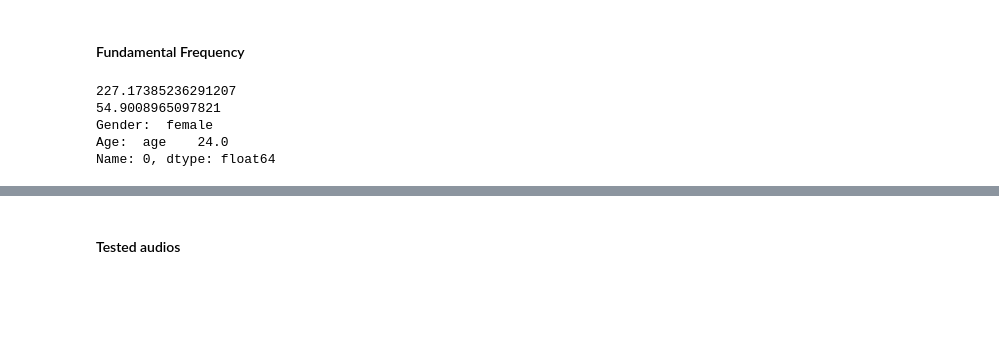
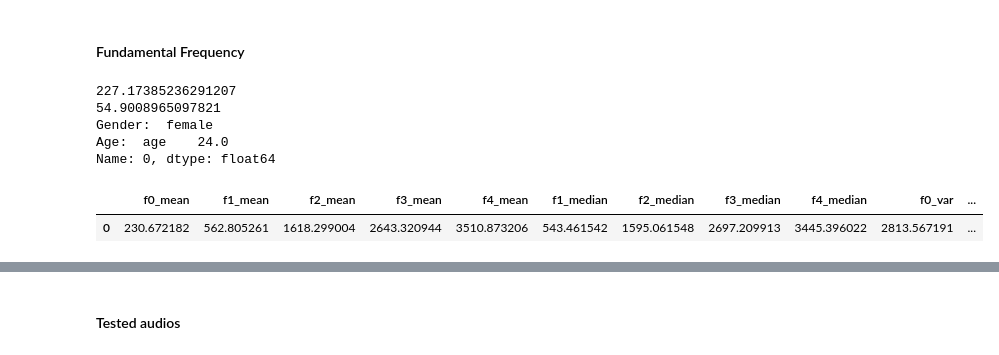
Before and after one commit to OTOTOTO02/Data-Science-Lab-process-and-methods-2024-25-WInter-Assignment, a Jupyter notebook: main.ipynb, the cells around one changed output, grey strips where cells are left out. Cells and saved outputs as stored; diff of their text form; code cells hidden in the pictures; blank space fills up the shorter version.

```diff
--- a/main.ipynb
+++ b/main.ipynb
@@ -1031,0 +1072,11 @@ def time_domain(dir, audio, plot=False):
+# %%
+import parselmouth
+from parselmouth.praat import call
+
+sound = parselmouth.Sound(AUDIOS_DEVELOPMENT+audio_dev[0])
+pitch = call(sound, "To Pitch", 0.0, 100, 9000)
+pulse = call([sound, pitch], "To PointProcess (cc)")
+
+voice_report = call([sound, pitch, pulse], "Voice report", 0.0, 0.0, 75, 600, 1.3, 1.6, 0.03, 0.45).split(chr(10))
+
+display(voice_report)
@@ -1390,3 +1459,87 @@ def fundamental_freq(dir, audio, plot=False):
 #     print(f'Audio {i}')
 #     print('Gender: ', dev_df.iloc[i]['gender'])
 #     print('Age: ', ages_df.iloc[i])
+# %%
+def measureFormants(dir, audio, f0min=75,f0max=600):
+    audio_id = int(audio.split('.')[0])-1
+    res = pd.DataFrame(
+        0.0,
+        index=[audio_id],
+        columns=[
+            'f0_mean', 'f1_mean', 'f2_mean', 'f3_mean', 'f4_mean',
+            'f1_median', 'f2_median', 'f3_median', 'f4_median',
+            'f0_var', 'f1_var', 'f2_var', 'f3_var', 'f4_var'
+        ]
+    )
+    sound = parselmouth.Sound(dir+audio) # read the sound
+    pitch = call(sound, "To Pitch (cc)", 0, f0min, 15, 'no', 0.03, 0.45, 0.01, 0.35, 0.14, f0max)
+    pointProcess = call(sound, "To PointProcess (periodic, cc)", f0min, f0max)
+
+    formants = call(sound, "To Formant (burg)", 0.0025, 5, 5000, 0.025, 50)
+    numPoints = call(pointProcess, "Get number of points")
+
+    f0_mean = call(pitch, "Get mean", 0, 0, "Hertz") # get mean pitch
+    f0_var = call(pitch, "Get standard deviation", 0 ,0, "Hertz")**2 # get standard deviation
+
+    f1_list = []
+    f2_list = []
+    f3_list = []
+    f4_list = []
+
+    # Measure formants only at glottal pulses
+    for point in range(0, numPoints):
+        point += 1
+        t = call(pointProcess, "Get time from index", point)
+        f1 = call(formants, "Get value at time", 1, t, 'Hertz', 'Linear')
+        f2 = call(formants, "Get value at time", 2, t, 'Hertz', 'Linear')
+        f3 = call(formants, "Get value at time", 3, t, 'Hertz', 'Linear')
+        f4 = call(formants, "Get value at time", 4, t, 'Hertz', 'Linear')
+        f1_list.append(f1)
+        f2_list.append(f2)
+        f3_list.append(f3)
+        f4_list.append(f4)
+
+    f1_list = [f1 for f1 in f1_list if str(f1) != 'nan']
+    f2_list = [f2 for f2 in f2_list if str(f2) != 'nan']
+    f3_list = [f3 for f3 in f3_list if str(f3) != 'nan']
+    f4_list = [f4 for f4 in f4_list if str(f4) != 'nan']
+
+    # calculate mean formants across pulses
+    f1_mean = statistics.mean(f1_list)
+    f2_mean = statistics.mean(f2_list)
+    f3_mean = statistics.mean(f3_list)
+    f4_mean = statistics.mean(f4_list)
+
+    # calculate median formants across pulses, this is what is used in all subsequent calcualtions
+    # you can use mean if you want, just edit the code in the boxes below to replace median with mean
+    f1_median = statistics.median(f1_list)
+    f2_median = statistics.median(f2_list)
+    f3_median = statistics.median(f3_list)
+    f4_median = statistics.median(f4_list)
+
+    f1_var = statistics.variance(f1_list)
+    f2_var = statistics.variance(f2_list)
+    f3_var = statistics.variance(f3_list)
+    f4_var = statistics.variance(f4_list)
+
+    res.loc[audio_id, 'f0_mean'] = f0_mean
+    res.loc[audio_id, 'f1_mean'] = f1_mean
+    res.loc[audio_id, 'f2_mean'] = f2_mean
+    res.loc[audio_id, 'f3_mean'] = f3_mean
+    res.loc[audio_id, 'f4_mean'] = f4_mean
+    res.loc[audio_id, 'f1_median'] = f1_median
+    res.loc[audio_id, 'f2_median'] = f2_median
+    res.loc[audio_id, 'f3_median'] = f3_median
+    res.loc[audio_id, 'f4_median'] = f4_median
+    res.loc[audio_id, 'f0_var'] = f0_var
+    res.loc[audio_id, 'f1_var'] = f1_var
+    res.loc[audio_id, 'f2_var'] = f2_var
+    res.loc[audio_id, 'f3_var'] = f3_var
+    res.loc[audio_id, 'f4_var'] = f4_var
+
+    return res
+
+measureFormants(AUDIOS_DEVELOPMENT, audio_dev[0])
+# %% [output]
+|  | f0_mean | f1_mean | f2_mean | f3_mean | f4_mean | f1_median | f2_median | f3_median | f4_median | f0_var | ... |
+| 0 | 230.672182 | 562.805261 | 1618.299004 | 2643.320944 | 3510.873206 | 543.461542 | 1595.061548 | 2697.209913 | 3445.396022 | 2813.567191 | ... |
```
Also changed, not shown: parts of 11 cells of this notebook, 1 other file.
